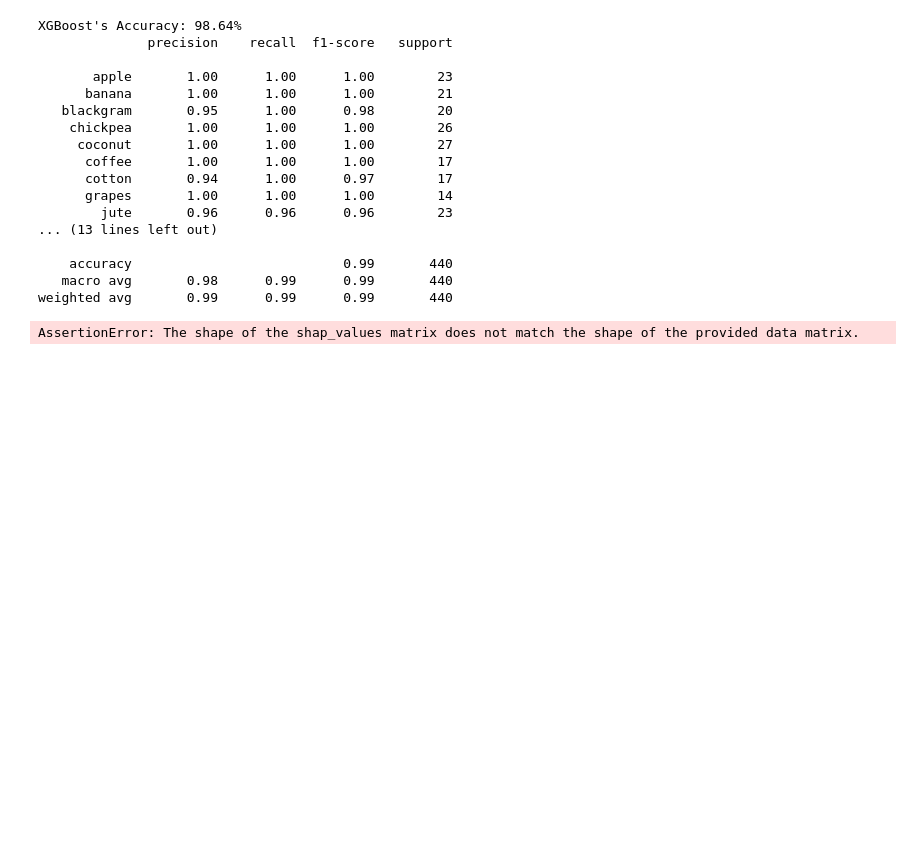
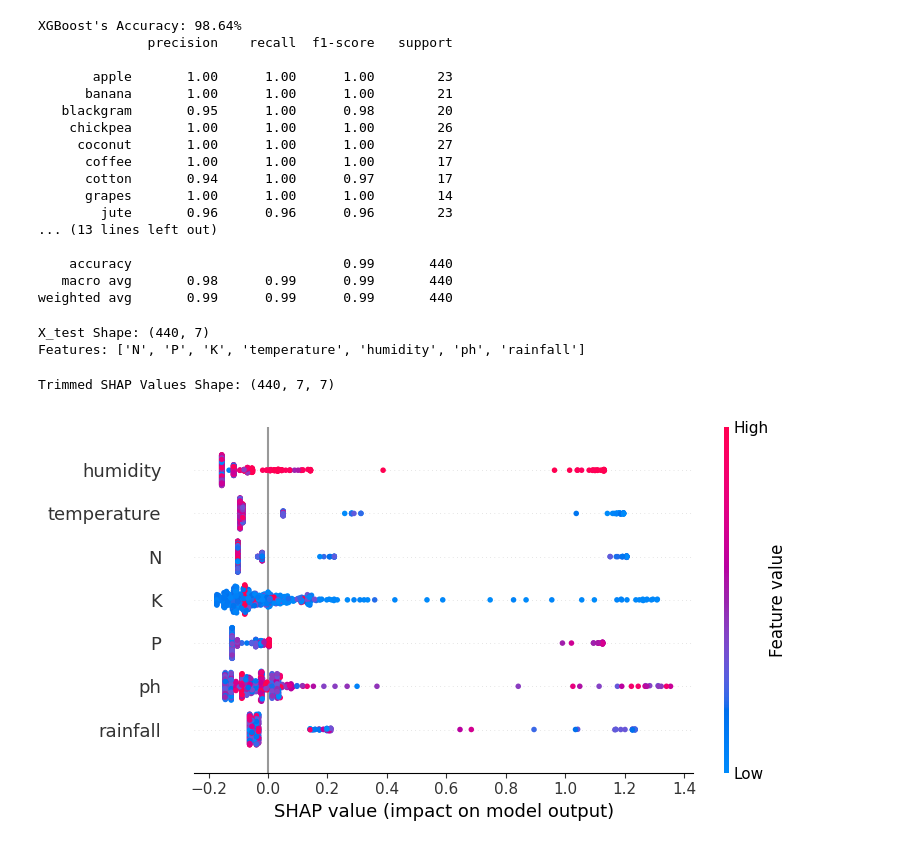
Before and after one commit to zauchi/cropRecommendation, a Jupyter notebook: Crop_Recommendation_XGBoost_SHAP.ipynb, the cells around one changed output. Drawn from its saved outputs; the diff is of its cells as text; code cells hidden in the pictures; blank space fills up the shorter version.

Commit message:
working shap solution

```diff
--- a/Crop_Recommendation_XGBoost_SHAP.ipynb
+++ b/Crop_Recommendation_XGBoost_SHAP.ipynb
@@ -64,28 +64,21 @@ XGBoost's Accuracy: 98.64%
     accuracy                           0.99       440
    macro avg       0.98      0.99      0.99       440
 weighted avg       0.99      0.99      0.99       440
+# %%
+print(f"X_test Shape: {X_test.shape}")
+print(f"Features: {list(X.columns)}")
+# %% [output]
+X_test Shape: (440, 7)
+Features: ['N', 'P', 'K', 'temperature', 'humidity', 'ph', 'rainfall']
+# %%
+# SHAP-Werte auf tatsächliche Feature-Anzahl beschränken
+shap_values_trimmed = shap_values.values[:, :, :X_test.shape[1]]  # Beschränken auf 7 Features
+print(f"Trimmed SHAP Values Shape: {shap_values_trimmed.shape}")
+# %% [output]
+Trimmed SHAP Values Shape: (440, 7, 7)
 # %%
-# SHAP-Explainer erstellen
-explainer = shap.Explainer(XB, X_train)
-
-# SHAP-Werte berechnen
-shap_values = explainer(X_test)
-
-# Struktur der SHAP-Werte prüfen
-print(f"SHAP Values Shape: {shap_values.values.shape}")
-
-# Globale Analyse: SHAP-Werte über Klassen aggregieren
-shap_values_aggregated = shap_values.values.mean(axis=1)  # Durchschnitt über Klassen
+# Globale Analyse: Aggregierte SHAP-Werte über Klassen
+shap_values_aggregated = shap_values_trimmed.mean(axis=1)
 shap.summary_plot(shap_values_aggregated, X_test, feature_names=X.columns)
-
-# Lokale Analyse: SHAP-Werte für eine spezifische Klasse
-sample_idx = 0  # Beispiel-Index
-class_idx = 0   # Index der Klasse
-
-shap.force_plot(
-    explainer.expected_value[class_idx],          # Erwartungswert der Klasse
-    shap_values.values[sample_idx, class_idx, :], # SHAP-Werte für diese Klasse
-    X_test.iloc[sample_idx, :]                    # Eingabemerkmale
-)
 # %% [output]
-AssertionError: The shape of the shap_values matrix does not match the shape of the provided data matrix.
+[figure, added]
```
Also changed, not shown: parts of 2 cells of this notebook.
